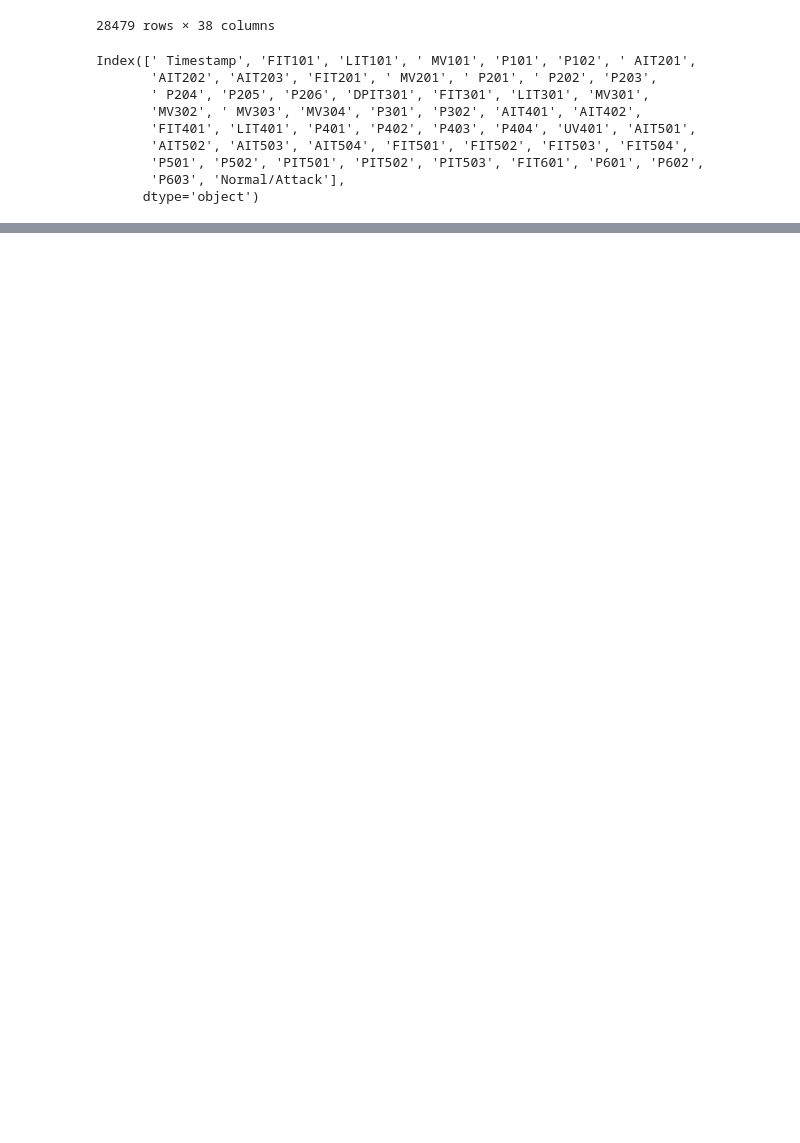
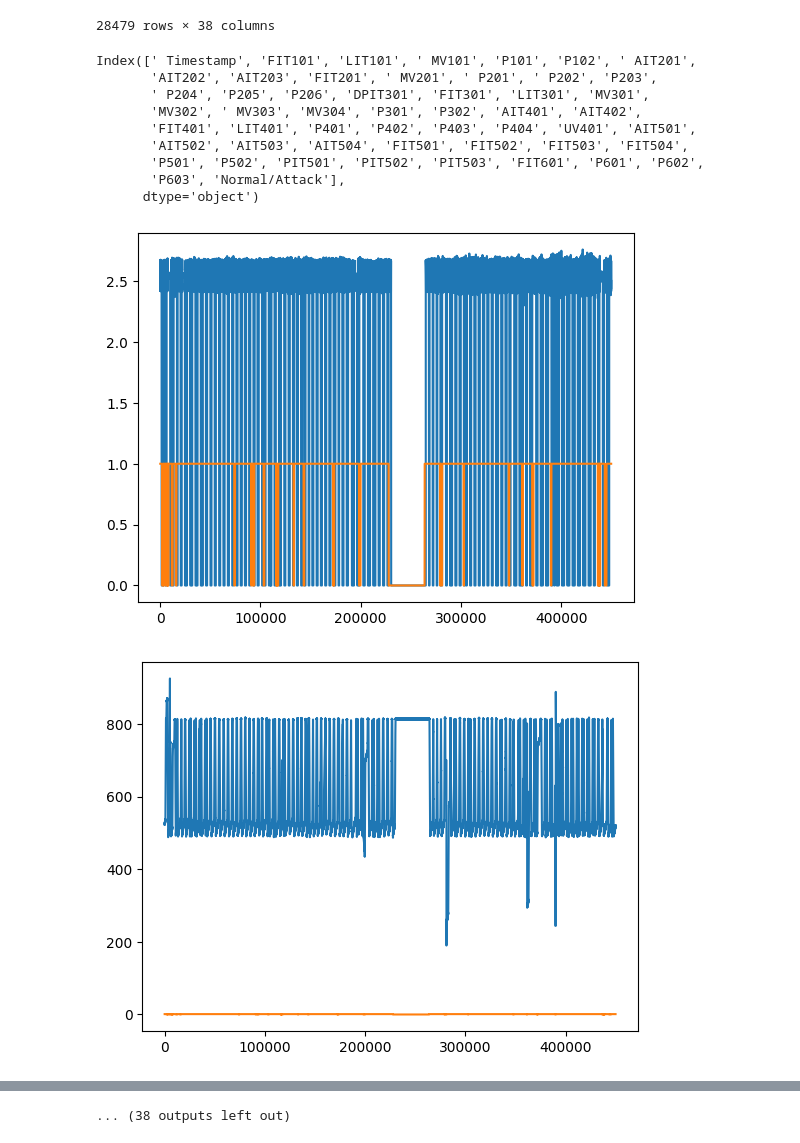
Before and after one commit to ML4ITS/mtad-gat-pytorch, a Jupyter notebook: util_notebook.ipynb, the cells around one changed output, grey strips where cells are left out. Saved outputs shown, nothing was run; the diff lists cells and outputs as text; code cells hidden in the pictures; blank space fills up the shorter version.

```diff
--- a/util_notebook.ipynb
+++ b/util_notebook.ipynb
@@ -37,3 +37,13 @@ Index([' Timestamp', 'FIT101', 'LIT101', ' MV101', 'P101', 'P102', ' AIT201',
        'P501', 'P502', 'PIT501', 'PIT502', 'PIT503', 'FIT601', 'P601', 'P602',
        'P603', 'Normal/Attack'],
       dtype='object')
+# %%
+
+from matplotlib import pyplot as plt
+for c in swat.columns[1:51]:
+    fig = plt.figure()
+    plt.plot(swat[c].values)
+    plt.plot(swat['Normal/Attack']=='Normal')
+# %% [output]
+[figure, added]
+[figure, added]
@@ -40,3 +60,4 @@ Index([' Timestamp', 'FIT101', 'LIT101', ' MV101', 'P101', 'P102', ' AIT201',
+... (38 outputs left out)
 # %%
 swat = swat.drop(' Timestamp', axis=1)
 labels = (swat['Normal/Attack'].values=='Attack')
```
Also changed, not shown: parts of 1 cell of this notebook, 7 other files.
